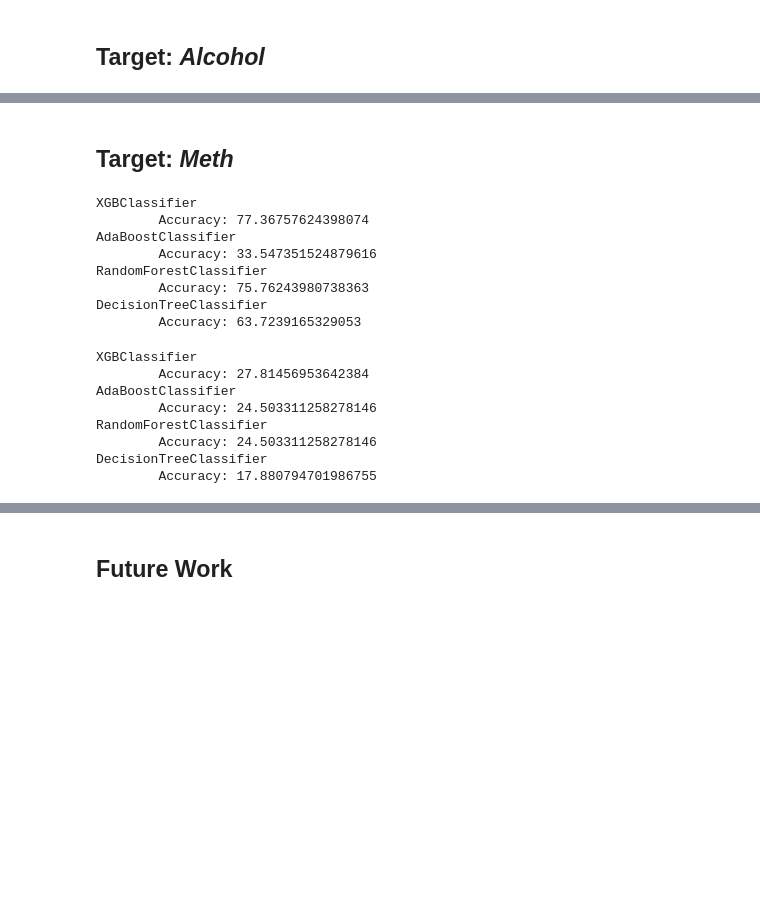
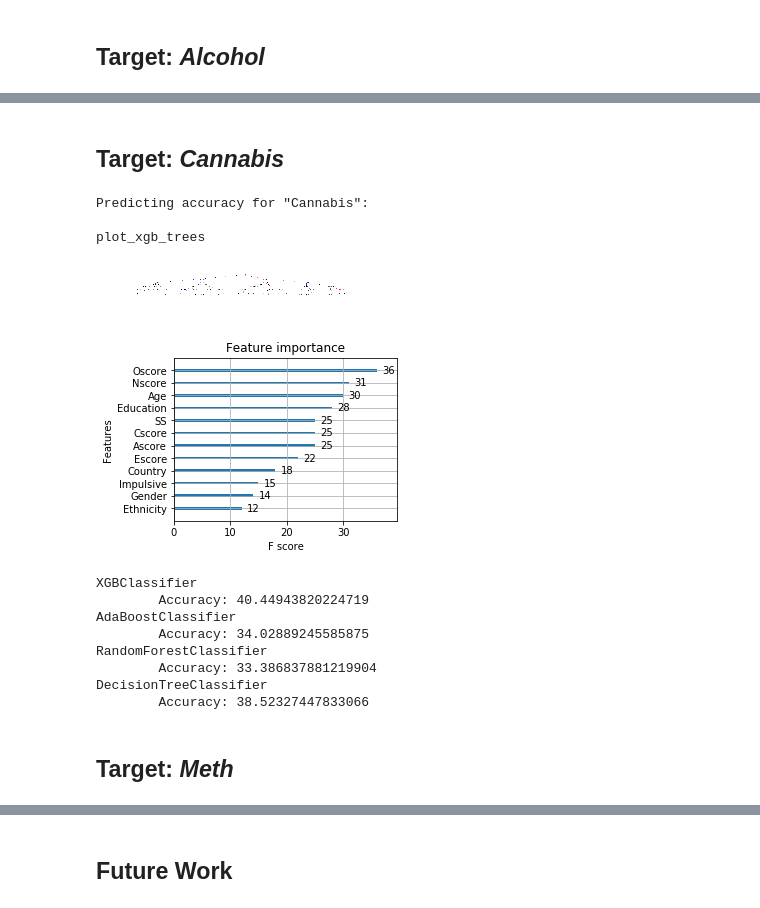
Before and after one commit to tigerarcades/Project_Two, a Jupyter notebook: classification.ipynb, the cells around one changed output, grey strips where cells are left out. Drawn from its saved outputs; the diff is of its cells as text; code cells hidden in the pictures; blank space fills up the shorter version.

```diff
--- a/classification.ipynb
+++ b/classification.ipynb
@@ -138,2 +169,20 @@ DecisionTreeClassifier
+# %% [markdown]
+## Target: _Cannabis_
+# %%
+print_accuracy(classifiers, 'Cannabis')
+# %% [output]
+Predicting accuracy for "Cannabis":
+
+plot_xgb_trees
+[figure, added]
+[figure, added]
+XGBClassifier
+        Accuracy: 40.44943820224719
+AdaBoostClassifier
+        Accuracy: 34.02889245585875
+RandomForestClassifier
+        Accuracy: 33.386837881219904
+DecisionTreeClassifier
+        Accuracy: 38.52327447833066
 # %% [markdown]
 ## Target: _Meth_
@@ -142,13 +188,0 @@ factory = setup_classifier(df, demographic_features + personality_traits, [targe
-# %%
-for clf in classifiers:
-    model, X_train, X_test, y_train, y_test = factory(clf)
-    prediction_accuracy(model, X_train, X_test, y_train, y_test)
-# %% [output]
-XGBClassifier
-        Accuracy: 77.36757624398074
-AdaBoostClassifier
-        Accuracy: 33.547351524879616
-RandomForestClassifier
-        Accuracy: 75.76243980738363
-DecisionTreeClassifier
-        Accuracy: 63.7239165329053
@@ -157,13 +188,0 @@ factory = setup_classifier(df[df['Meth'] != 'CL0'], demographic_features + perso
-# %%
-for clf in classifiers:
-    model, X_train, X_test, y_train, y_test = factory(clf)
-    prediction_accuracy(model, X_train, X_test, y_train, y_test)
-# %% [output]
-XGBClassifier
-        Accuracy: 27.81456953642384
-AdaBoostClassifier
-        Accuracy: 24.503311258278146
-RandomForestClassifier
-        Accuracy: 24.503311258278146
-DecisionTreeClassifier
-        Accuracy: 17.880794701986755
```
Also changed, not shown: parts of 21 cells of this notebook.
